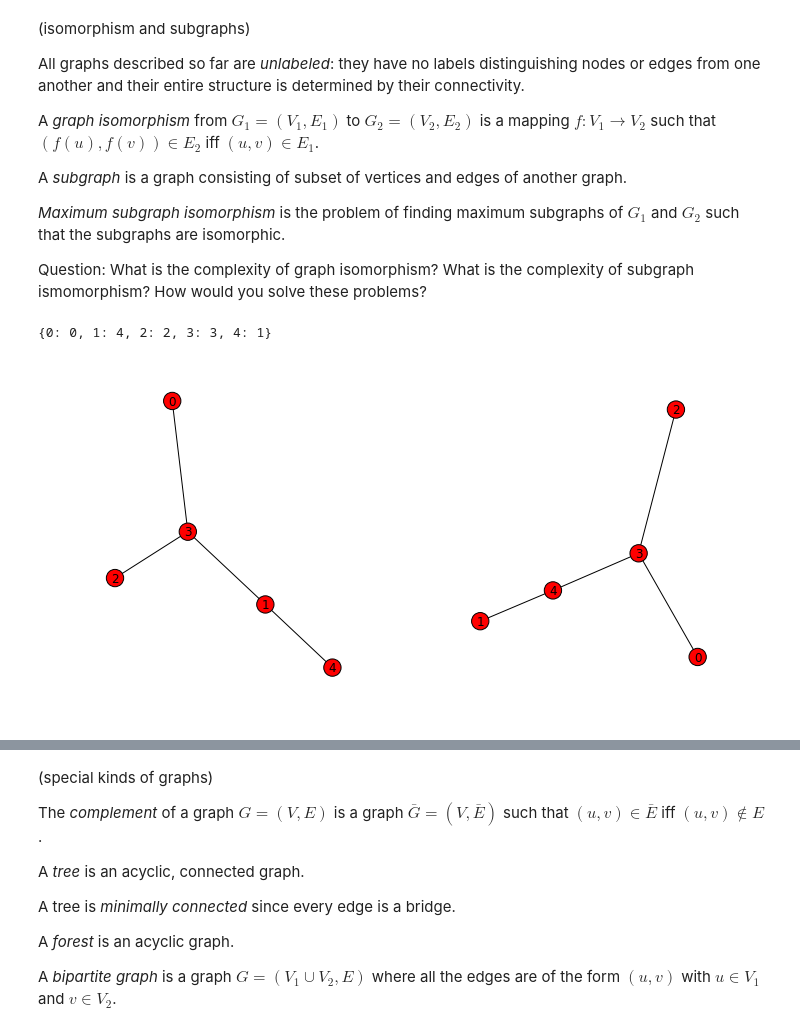
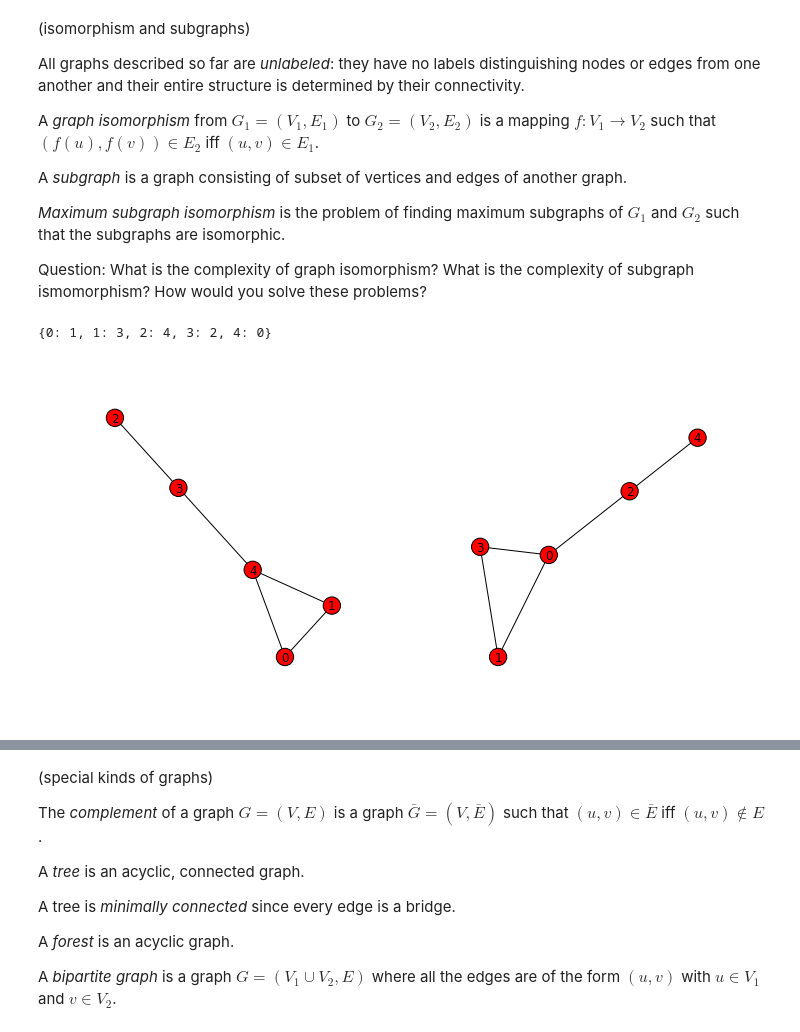
Before and after one commit to tmbdev-teaching/teaching-simso, a Jupyter notebook: 90-social-networks.ipynb, the cells around one changed output, grey strips where cells are left out. Saved outputs shown, nothing was run; the diff lists cells and outputs as text; code cells hidden in the pictures.

```diff
--- a/90-social-networks.ipynb
+++ b/90-social-networks.ipynb
@@ -221,17 +221,20 @@ _Maximum subgraph isomorphism_ is the problem of finding maximum subgraphs of $G
 Question: What is the complexity of graph isomorphism? What is the complexity of subgraph ismomorphism? How would you solve these problems?
 # %%
 # isomorphism
-G1 = nx.erdos_renyi_graph(5,0.3)
+G1 = nx.erdos_renyi_graph(5,0.4)
 while 1:
-    G2 = nx.erdos_renyi_graph(5,0.3)
+    G2 = nx.erdos_renyi_graph(5,0.4)
     GM = nx.isomorphism.GraphMatcher(G1,G2)
     if GM.is_isomorphic(): break
 print GM.mapping
-subplot(121); nx.draw(G1)
-subplot(122); nx.draw(G2)
 # %% [output]
-{0: 0, 1: 4, 2: 2, 3: 3, 4: 1}
+{0: 1, 1: 3, 2: 4, 3: 2, 4: 0}
-[figure, removed]
+# %%
+figsize(12,6)
+subplot(121); nx.draw(G1)
+subplot(122); nx.draw(G2)
+# %% [output]
+[figure, added]
 # %%
 # subgraph isomorphism
 while 1:
```
Also changed, not shown: parts of 4 cells of this notebook.
